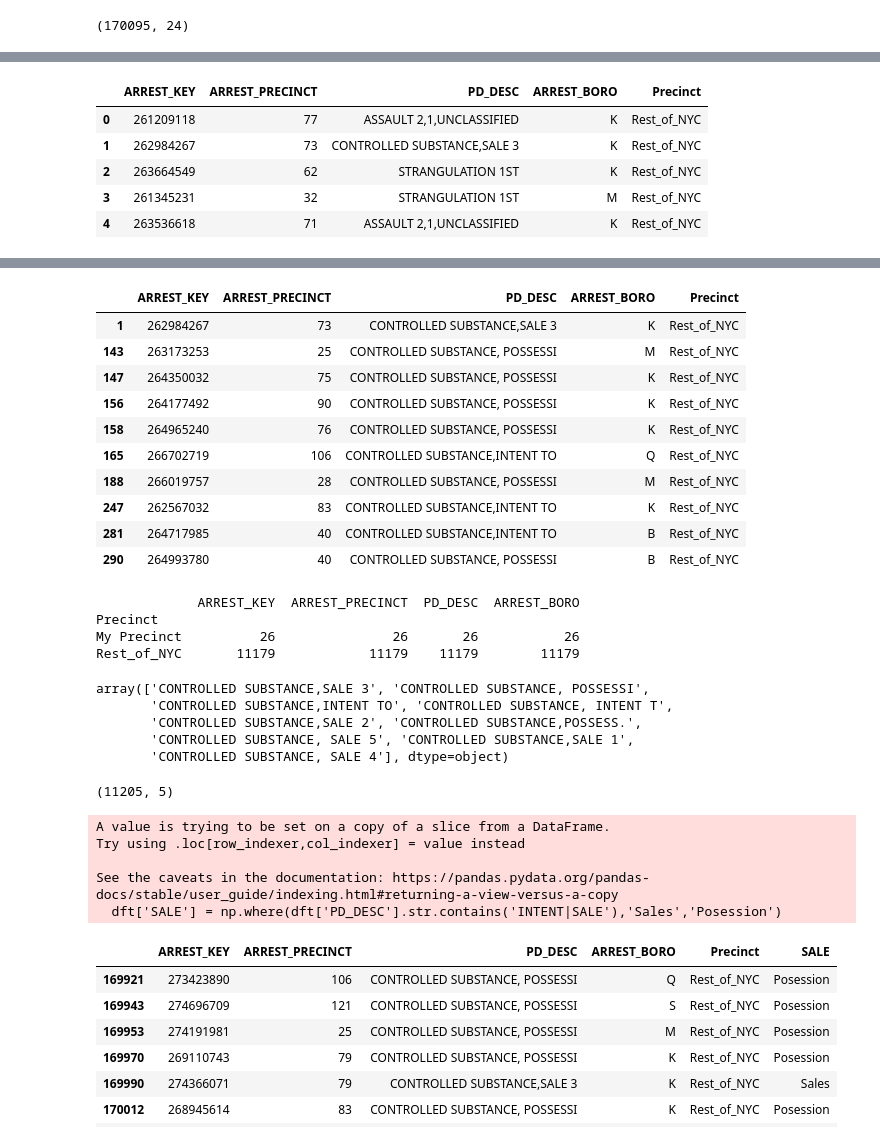
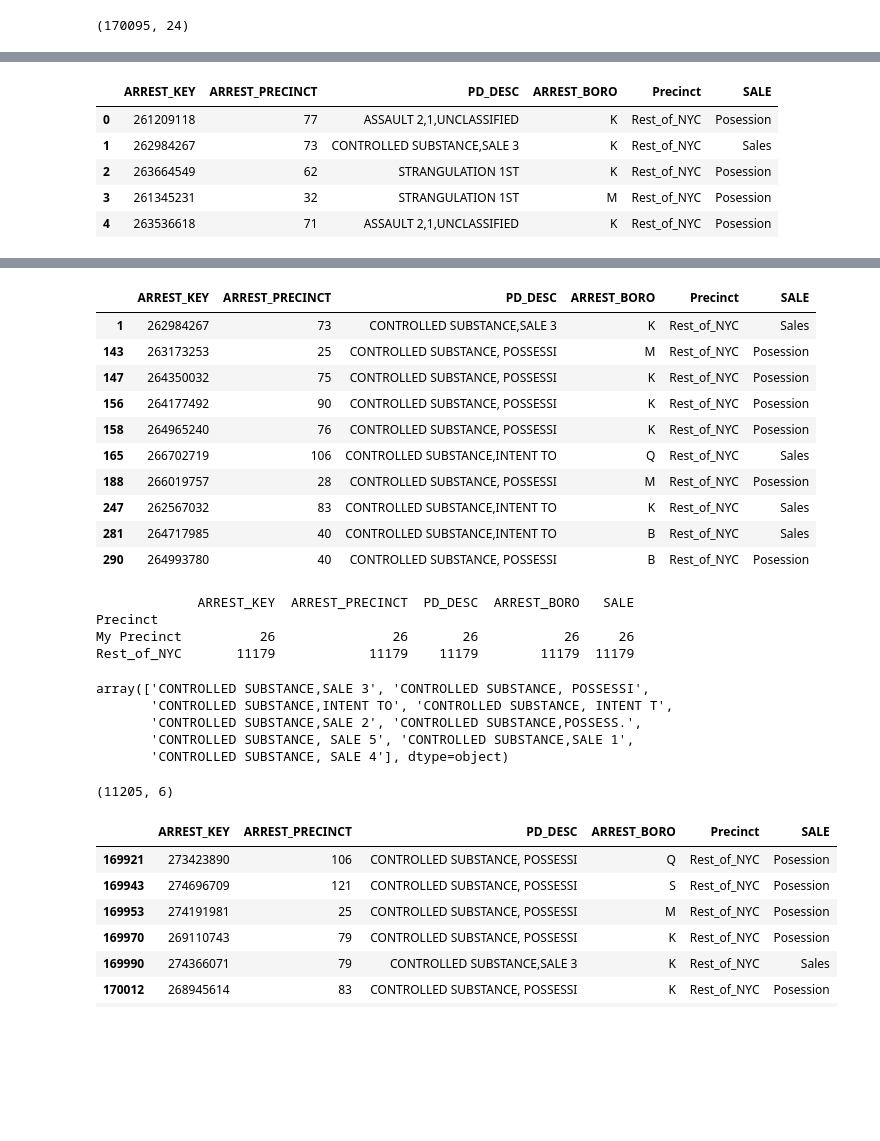
Before and after one commit to ethlynsaltzman/project-3, a Jupyter notebook: Saltzmanproject3.ipynb, the cells around one changed output, grey strips where cells are left out. Saved outputs shown, nothing was run; the diff lists cells and outputs as text; code cells hidden in the pictures; blank space fills up the shorter version.

```diff
--- a/Saltzmanproject3.ipynb
+++ b/Saltzmanproject3.ipynb
@@ -49,20 +49,22 @@ dtype: object
 # %%
 
 df3['ARREST_PRECINCT']= df3['ARREST_PRECINCT'].astype(str)
-#I kept getting a warming when I tried to create the column in my subsetted data set so I created this column here
+#I kept getting a warming when I tried to create these columns in my subsetted data set so I created this column here
 
 df3['Precinct'] = np.where(df3['ARREST_PRECINCT'] == '50', 'My Precinct', 'Rest_of_NYC')
+
+df3['SALE'] = np.where(df3['PD_DESC'].str.contains('INTENT|SALE'),'Sales','Posession')
 # %%
 #Filtered dowen column to thos of interest
-dft = df3[[	'ARREST_KEY','ARREST_PRECINCT','PD_DESC','ARREST_BORO','Precinct']]
+dft = df3[[	'ARREST_KEY','ARREST_PRECINCT','PD_DESC','ARREST_BORO','Precinct','SALE']]
 dft.head(5)
 # %% [output]
-|  | ARREST_KEY | ARREST_PRECINCT | PD_DESC | ARREST_BORO | Precinct |
-| 0 | 261209118 | 77 | ASSAULT 2,1,UNCLASSIFIED | K | Rest_of_NYC |
-| 1 | 262984267 | 73 | CONTROLLED SUBSTANCE,SALE 3 | K | Rest_of_NYC |
-| 2 | 263664549 | 62 | STRANGULATION 1ST | K | Rest_of_NYC |
-| 3 | 261345231 | 32 | STRANGULATION 1ST | M | Rest_of_NYC |
-| 4 | 263536618 | 71 | ASSAULT 2,1,UNCLASSIFIED | K | Rest_of_NYC |
+|  | ARREST_KEY | ARREST_PRECINCT | PD_DESC | ARREST_BORO | Precinct | SALE |
+| 0 | 261209118 | 77 | ASSAULT 2,1,UNCLASSIFIED | K | Rest_of_NYC | Posession |
+| 1 | 262984267 | 73 | CONTROLLED SUBSTANCE,SALE 3 | K | Rest_of_NYC | Sales |
+| 2 | 263664549 | 62 | STRANGULATION 1ST | K | Rest_of_NYC | Posession |
+| 3 | 261345231 | 32 | STRANGULATION 1ST | M | Rest_of_NYC | Posession |
+| 4 | 263536618 | 71 | ASSAULT 2,1,UNCLASSIFIED | K | Rest_of_NYC | Posession |
 # %%
 # cleaning
 dft['PD_DESC'].unique()
@@ -90,17 +92,17 @@ dft = (dft[dft['PD_DESC'].str.contains('CONTROLLED SUBSTANCE')])
 # %%
 dft.head(10)
 # %% [output]
-|  | ARREST_KEY | ARREST_PRECINCT | PD_DESC | ARREST_BORO | Precinct |
-| 1 | 262984267 | 73 | CONTROLLED SUBSTANCE,SALE 3 | K | Rest_of_NYC |
-| 143 | 263173253 | 25 | CONTROLLED SUBSTANCE, POSSESSI | M | Rest_of_NYC |
-| 147 | 264350032 | 75 | CONTROLLED SUBSTANCE, POSSESSI | K | Rest_of_NYC |
-| 156 | 264177492 | 90 | CONTROLLED SUBSTANCE, POSSESSI | K | Rest_of_NYC |
-| 158 | 264965240 | 76 | CONTROLLED SUBSTANCE, POSSESSI | K | Rest_of_NYC |
-| 165 | 266702719 | 106 | CONTROLLED SUBSTANCE,INTENT TO | Q | Rest_of_NYC |
-| 188 | 266019757 | 28 | CONTROLLED SUBSTANCE, POSSESSI | M | Rest_of_NYC |
-| 247 | 262567032 | 83 | CONTROLLED SUBSTANCE,INTENT TO | K | Rest_of_NYC |
-| 281 | 264717985 | 40 | CONTROLLED SUBSTANCE,INTENT TO | B | Rest_of_NYC |
-| 290 | 264993780 | 40 | CONTROLLED SUBSTANCE, POSSESSI | B | Rest_of_NYC |
+|  | ARREST_KEY | ARREST_PRECINCT | PD_DESC | ARREST_BORO | Precinct | SALE |
+| 1 | 262984267 | 73 | CONTROLLED SUBSTANCE,SALE 3 | K | Rest_of_NYC | Sales |
+| 143 | 263173253 | 25 | CONTROLLED SUBSTANCE, POSSESSI | M | Rest_of_NYC | Posession |
+| 147 | 264350032 | 75 | CONTROLLED SUBSTANCE, POSSESSI | K | Rest_of_NYC | Posession |
+| 156 | 264177492 | 90 | CONTROLLED SUBSTANCE, POSSESSI | K | Rest_of_NYC | Posession |
+| 158 | 264965240 | 76 | CONTROLLED SUBSTANCE, POSSESSI | K | Rest_of_NYC | Posession |
+| 165 | 266702719 | 106 | CONTROLLED SUBSTANCE,INTENT TO | Q | Rest_of_NYC | Sales |
+| 188 | 266019757 | 28 | CONTROLLED SUBSTANCE, POSSESSI | M | Rest_of_NYC | Posession |
+| 247 | 262567032 | 83 | CONTROLLED SUBSTANCE,INTENT TO | K | Rest_of_NYC | Sales |
+| 281 | 264717985 | 40 | CONTROLLED SUBSTANCE,INTENT TO | B | Rest_of_NYC | Sales |
+| 290 | 264993780 | 40 | CONTROLLED SUBSTANCE, POSSESSI | B | Rest_of_NYC | Posession |
 # %%
 #created column to seprate my police precinct from tghe rest of the city
 
@@ -108,10 +110,10 @@ dft.head(10)
 dfg = dft.groupby(['Precinct']).count()
 print(dfg)
 # %% [output]
-             ARREST_KEY  ARREST_PRECINCT  PD_DESC  ARREST_BORO
+             ARREST_KEY  ARREST_PRECINCT  PD_DESC  ARREST_BORO   SALE
 Precinct
-My Precinct          26               26       26           26
-Rest_of_NYC       11179            11179    11179        11179
+My Precinct          26               26       26           26     26
+Rest_of_NYC       11179            11179    11179        11179  11179
 # %%
 # wante to collapse intotwo categories possesion only, and intent to sell or sale
 dft['PD_DESC'].unique()
@@ -124,16 +126,7 @@ array(['CONTROLLED SUBSTANCE,SALE 3', 'CONTROLLED SUBSTANCE, POSSESSI',
 # %%
 dft.shape
 # %% [output]
-(11205, 5)
+(11205, 6)
-# %%
-
-dft['SALE'] = np.where(dft['PD_DESC'].str.contains('INTENT|SALE'),'Sales','Posession')
-# %% [output]
-A value is trying to be set on a copy of a slice from a DataFrame.
-Try using .loc[row_indexer,col_indexer] = value instead
-
-See the caveats in the documentation: https://pandas.pydata.org/pandas-docs/stable/user_guide/indexing.html#returning-a-view-versus-a-copy
-  dft['SALE'] = np.where(dft['PD_DESC'].str.contains('INTENT|SALE'),'Sales','Posession')
 # %%
 dft.tail(10)
 # %% [output]
```
